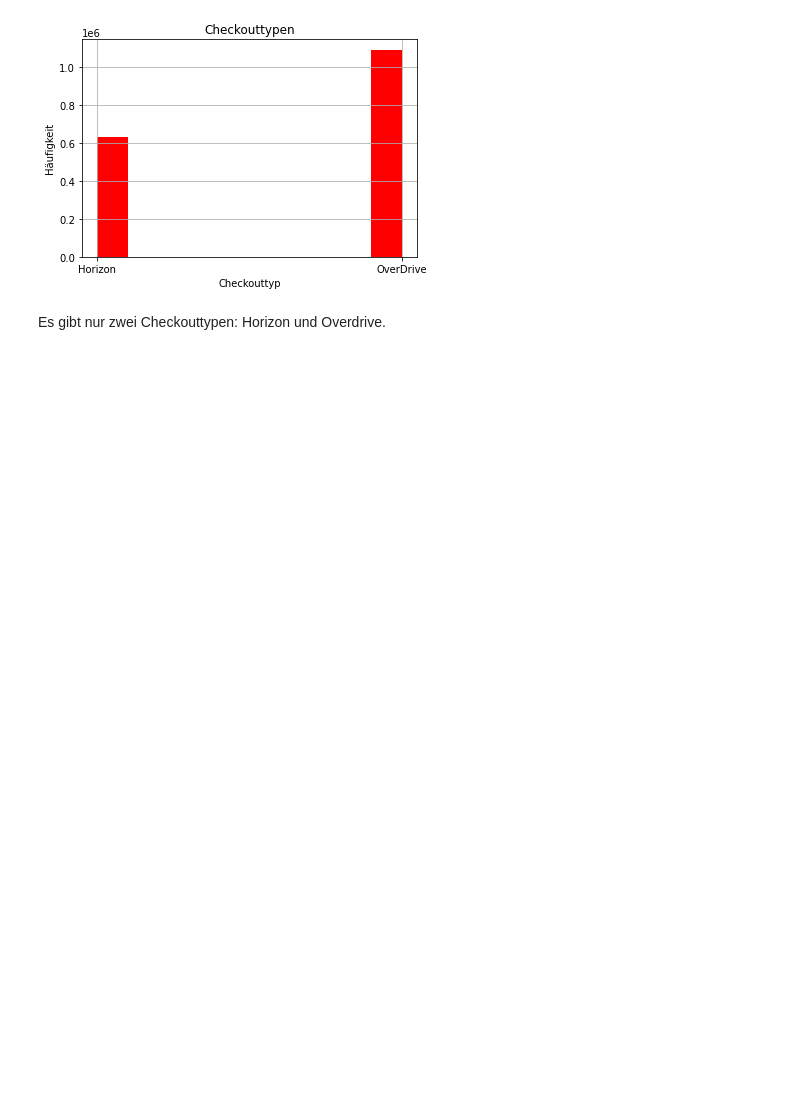
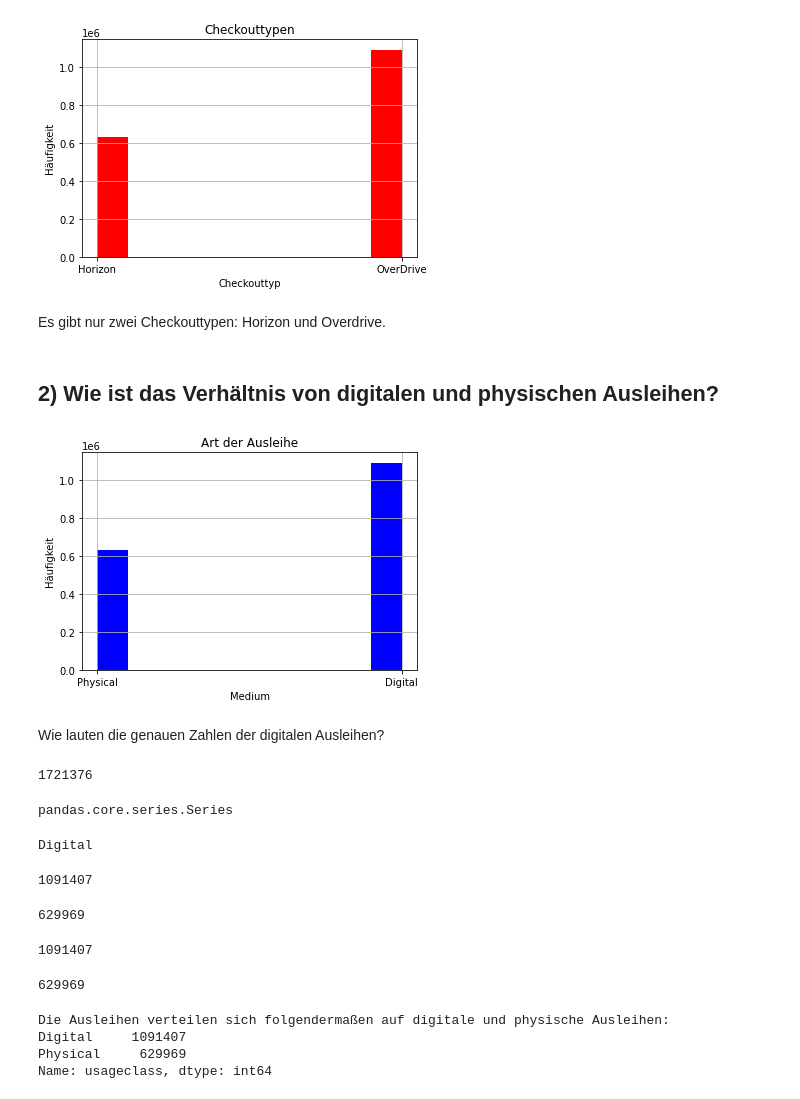
Before and after one commit to StephanieRehwald2/MALIS19-WPM9-Python-Aufgabe, a Jupyter notebook: Checkouts.ipynb, the cells around one changed output. Saved outputs shown, nothing was run; the diff lists cells and outputs as text; code cells hidden in the pictures; blank space fills up the shorter version.

Commit message:
Add files via upload
Datenanalyse 2: Verhältnis von digitalen und physischen Ausleihen

```diff
--- a/Checkouts.ipynb
+++ b/Checkouts.ipynb
@@ -82,3 +84,63 @@ plt.show()
 [figure]
 # %% [markdown]
 Es gibt nur zwei Checkouttypen: Horizon und Overdrive.
+# %% [markdown]
+## 2) Wie ist das Verhältnis von digitalen und physischen Ausleihen?
+# %%
+# Histogramm plotten
+checkouts["usageclass"].hist(color="blue")
+plt.title("Art der Ausleihe")
+plt.xlabel("Medium")
+plt.ylabel("Häufigkeit")
+plt.show()
+# %% [output]
+[figure, added]
+# %% [markdown]
+Wie lauten die genauen Zahlen der digitalen Ausleihen?
+# %%
+checkouts.usageclass.count()
+# dies gibt offenbar die Gesamtzahl
+# %% [output]
+1721376
+# %%
+type(checkouts["usageclass"])
+# %% [output]
+pandas.core.series.Series
+# %%
+# Ausprobieren: Ansprechen über Index funktionert?
+print(checkouts["usageclass"][3])
+# %% [output]
+Digital
+# %%
+# count funktioniert nur für Listen:
+checkouts["usageclass"].tolist().count("Digital")
+# %% [output]
+1091407
+# %%
+# count funktioniert nur für Listen:
+checkouts["usageclass"].tolist().count("Physical")
+# %% [output]
+629969
+# %%
+# Anzahl als Variable
+Anzahl_digital = checkouts["usageclass"].tolist().count("Digital")
+Anzahl_digital
+# %% [output]
+1091407
+# %%
+# Anzahl als Variable
+Anzahl_physisch = checkouts["usageclass"].tolist().count("Physical")
+Anzahl_physisch
+# %% [output]
+629969
+# %%
+#Das gefällt mir noch nicht - ich möchte direkt beides haben für "Digital" und "physical"
+mediatype = pd.Index(checkouts.usageclass)
+mediatype_table = mediatype.value_counts()
+print("Die Ausleihen verteilen sich folgendermaßen auf digitale und physische Ausleihen:")
+print(mediatype_table)
+# %% [output]
+Die Ausleihen verteilen sich folgendermaßen auf digitale und physische Ausleihen:
+Digital     1091407
+Physical     629969
+Name: usageclass, dtype: int64
```
Also changed, not shown: parts of 3 cells of this notebook.
